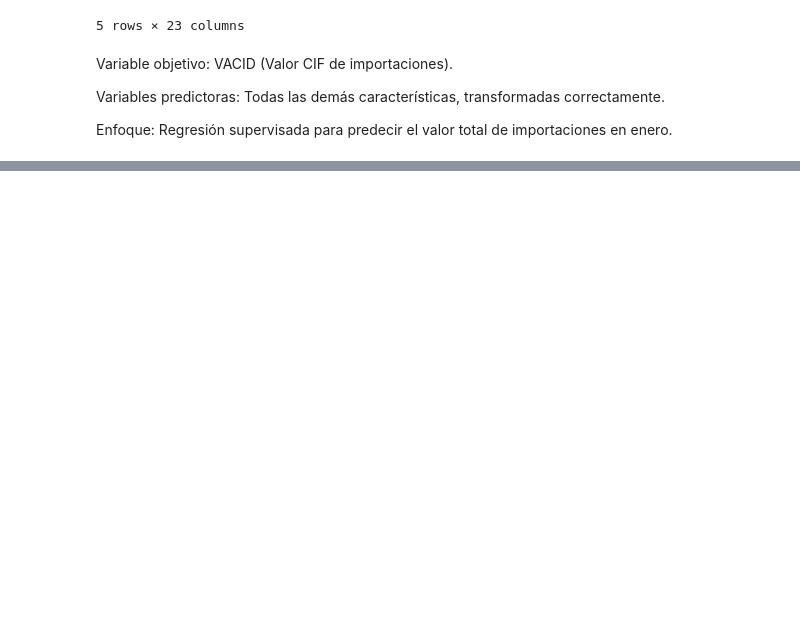
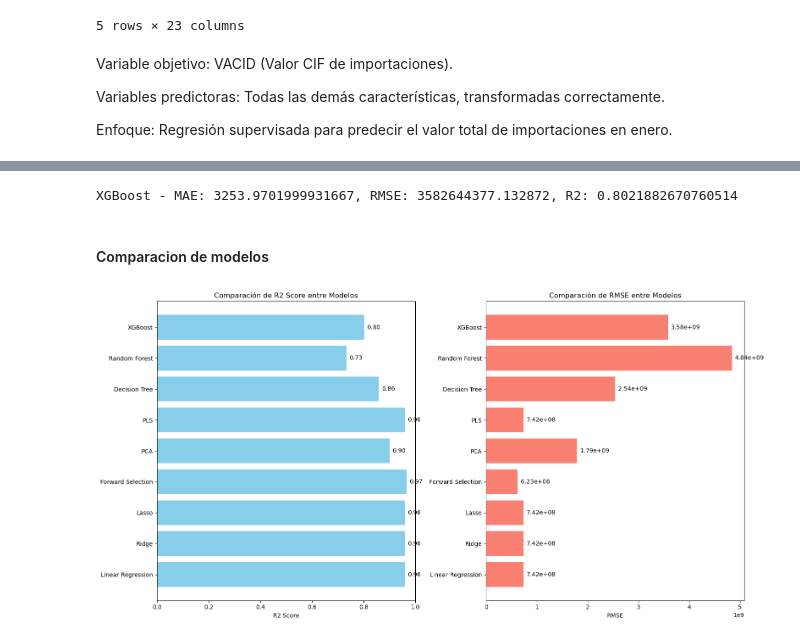
Before and after one commit to erramirezc1/MIAD-DDSA-Proyecto, a Jupyter notebook: notebooks/proyecto_despliegue_soluciones.ipynb, the cells around one changed output, grey strips where cells are left out. Cells and saved outputs as stored; diff of their text form; code cells hidden in the pictures; blank space fills up the shorter version.

```diff
--- a/notebooks/proyecto_despliegue_soluciones.ipynb
+++ b/notebooks/proyecto_despliegue_soluciones.ipynb
@@ -1049,0 +1131,6 @@ Enfoque: Regresión supervisada para predecir el valor total de importaciones en
+# %%
+mae_lasso = mean_absolute_error(y_test, y_pred_lasso)
+rmse_lasso = mean_squared_error(y_test, y_pred_lasso)
+r2_lasso = r2_score(y_test, y_pred_lasso)
+
+print(f"MAE: {mae_lasso}, RMSE: {rmse_lasso}, R2: {r2_lasso}")
@@ -1049,0 +1274,58 @@ Enfoque: Regresión supervisada para predecir el valor total de importaciones en
+# %%
+# Crear y entrenar el modelo XGBoost
+modelo_xgb = xgb.XGBRegressor(n_estimators=100, learning_rate=0.1, max_depth=6, random_state=42)
+modelo_xgb.fit(X_train, y_train)
+
+# Predicción
+y_pred_xgb = modelo_xgb.predict(X_test)
+
+# Evaluación del Modelo
+mae_xgb = mean_absolute_error(y_test, y_pred_xgb)
+rmse_xgb = mean_squared_error(y_test, y_pred_xgb)
+r2_xgb = r2_score(y_test, y_pred_xgb)
+
+print(f"XGBoost - MAE: {mae_xgb}, RMSE: {rmse_xgb}, R2: {r2_xgb}")
+# %% [output]
+XGBoost - MAE: 3253.9701999931667, RMSE: 3582644377.132872, R2: 0.8021882670760514
+# %% [markdown]
+#### Comparacion de modelos
+# %%
+# Datos de los modelos (incluyendo Random Forest y XGBoost)
+modelos = ['Linear Regression', 'Ridge', 'Lasso', 'Forward Selection', 'PCA', 'PLS', 'Decision Tree', 'Random Forest', 'XGBoost']
+r2_scores = [r2_lr, r2_ridge, r2_lasso, r2_rg_forward, r2_pca, r2_pls, r2_dt, r2_rf, r2_xgb]
+rmse_scores = [rmse_lr, rmse_ridge, rmse_lasso, rmse_rg_forward, rmse_pca, rmse_pls, rmse_dt, rmse_rf, rmse_xgb]
+
+# Crear el gráfico de barras para R2 y RMSE
+plt.figure(figsize=(16, 8))
+
+# R2
+plt.subplot(1, 2, 1)
+bars_r2 = plt.barh(modelos, r2_scores, color='skyblue')
+plt.xlabel('R2 Score')
+plt.title('Comparación de R2 Score entre Modelos')
+plt.xlim(0, 1)
+
+for bar in bars_r2:
+    plt.annotate(f'{bar.get_width():.2f}',
+                 xy=(bar.get_width(), bar.get_y() + bar.get_height() / 2),
+                 xytext=(5, 0),
+                 textcoords='offset points',
+                 ha='left', va='center')
+
+# RMSE
+plt.subplot(1, 2, 2)
+bars_rmse = plt.barh(modelos, rmse_scores, color='salmon')
+plt.xlabel('RMSE')
+plt.title('Comparación de RMSE entre Modelos')
+
+for bar in bars_rmse:
+    plt.annotate(f'{bar.get_width():.2e}',
+                 xy=(bar.get_width(), bar.get_y() + bar.get_height() / 2),
+                 xytext=(5, 0),
+                 textcoords='offset points',
+                 ha='left', va='center')
+
+plt.tight_layout()
+plt.show()
+# %% [output]
+[figure, added]
```
Also changed, not shown: parts of 28 cells of this notebook.
